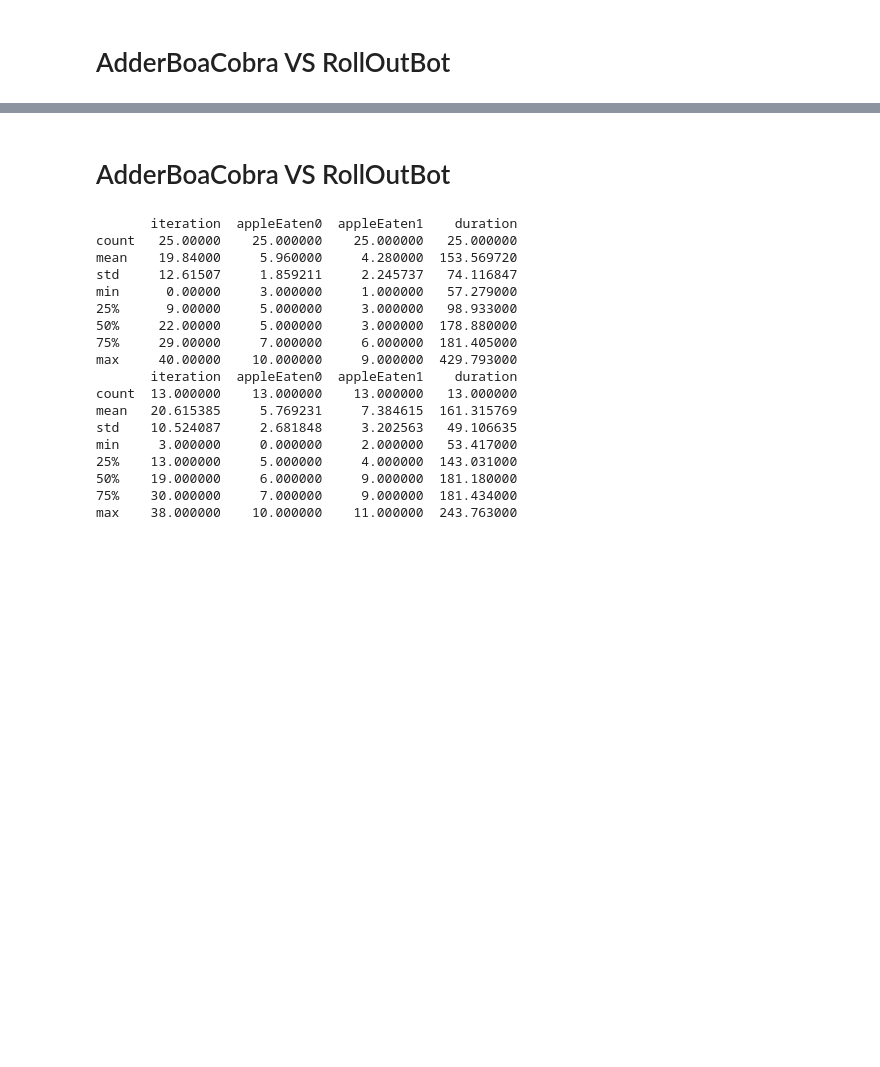
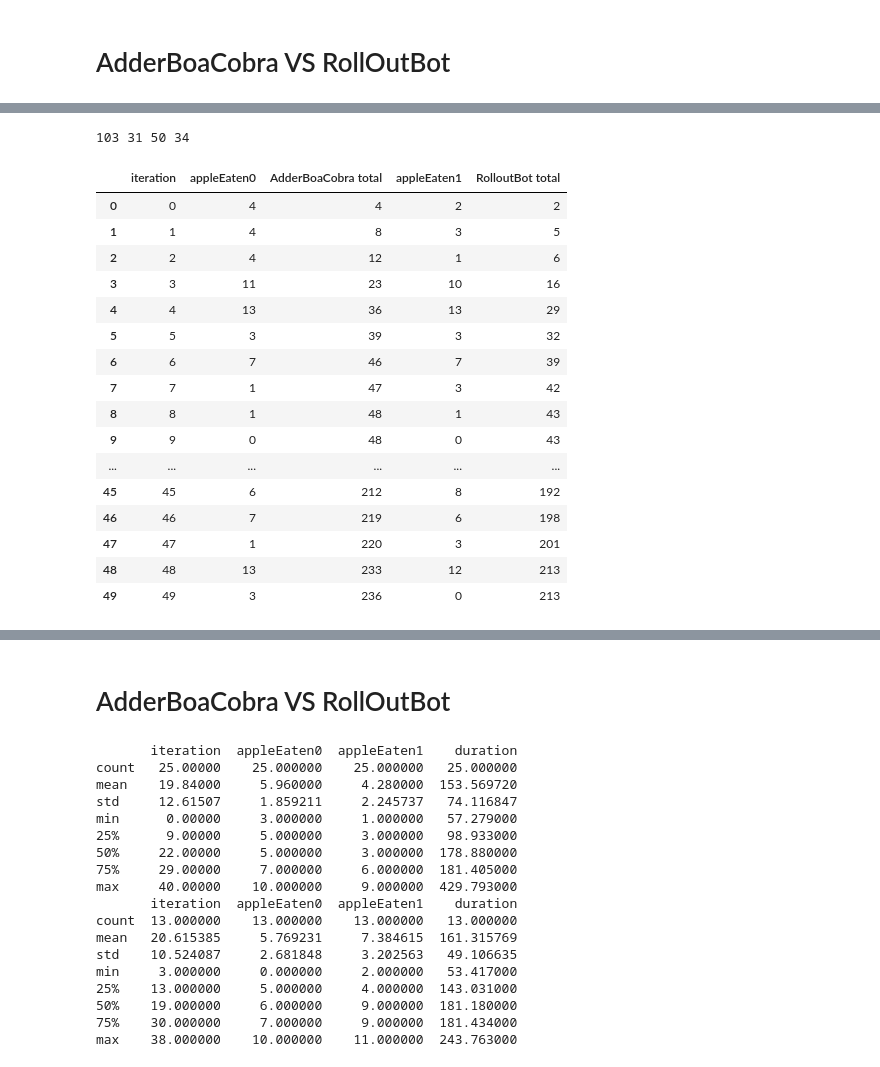
Before and after one commit to rkthomps/MCTSSnake, a Jupyter notebook: analysis/EDA.ipynb, the cells around one changed output, grey strips where cells are left out. Cells and saved outputs as stored; diff of their text form; code cells hidden in the pictures; blank space fills up the shorter version.

```diff
--- a/analysis/EDA.ipynb
+++ b/analysis/EDA.ipynb
@@ -36,0 +59,73 @@ max    47.000000     7.000000     6.000000  41.325000
+# %%
+def add_score_columns(df):
+    """
+        create a tournament score for each bot
+        win:  3 points
+        tie:  1 point
+        loss: 0 points
+
+        returns (points: bot 1), (points: bot 2), (games played)
+    """
+
+    bot1, bot2 = get_bots_playing(df)
+
+    bot1_points = 0
+    bot2_points = 0
+    for index, row in df.iterrows():
+
+        if row["winner"] == bot1:
+            bot1_points += 3
+        elif row["winner"] == bot2:
+            bot2_points += 3
+        else:
+            bot1_points += 1
+            bot2_points += 1
+
+    return bot1_points, bot2_points, len(df), len(df) - len(df[df["winner"] == "tie"])
+
+bot1_points, bot2_points, total_games, games_without_ties = add_score_columns(adder_rollout_df)
+print(bot1_points, bot2_points, total_games, games_without_ties)
+# %% [output]
+103 31 50 34
+# %%
+def get_running_sum(df):
+    """
+        return df with running total of apples eaten
+    """
+
+    bot1, bot2 = get_bots_playing(df)
+
+    bot1_points = 0
+    bot2_points = 0
+    bot1_apples_total = 0
+    bot2_apples_total = 0
+    df[f"{bot1} total"] = df["appleEaten0"].cumsum()
+    df[f"{bot2} total"] = df["appleEaten1"].cumsum()
+
+
+
+
+    return df[["iteration", "appleEaten0", f"{bot1} total", "appleEaten1",  f"{bot2} total"]]
+
+
+total_apples_eaten_df = get_running_sum(adder_rollout_df)
+# total_apples_eaten_df["iter"]
+total_apples_eaten_df
+# %% [output]
+|  | iteration | appleEaten0 | AdderBoaCobra total | appleEaten1 | RolloutBot total |
+| 0 | 0 | 4 | 4 | 2 | 2 |
+| 1 | 1 | 4 | 8 | 3 | 5 |
+| 2 | 2 | 4 | 12 | 1 | 6 |
+| 3 | 3 | 11 | 23 | 10 | 16 |
+| 4 | 4 | 13 | 36 | 13 | 29 |
+| 5 | 5 | 3 | 39 | 3 | 32 |
+| 6 | 6 | 7 | 46 | 7 | 39 |
+| 7 | 7 | 1 | 47 | 3 | 42 |
+| 8 | 8 | 1 | 48 | 1 | 43 |
+| 9 | 9 | 0 | 48 | 0 | 43 |
+| ... | ... | ... | ... | ... | ... |
+| 45 | 45 | 6 | 212 | 8 | 192 |
+| 46 | 46 | 7 | 219 | 6 | 198 |
+| 47 | 47 | 1 | 220 | 3 | 201 |
+| 48 | 48 | 13 | 233 | 12 | 213 |
+| 49 | 49 | 3 | 236 | 0 | 213 |
```
Also changed, not shown: parts of 17 cells of this notebook, 5 other files.
